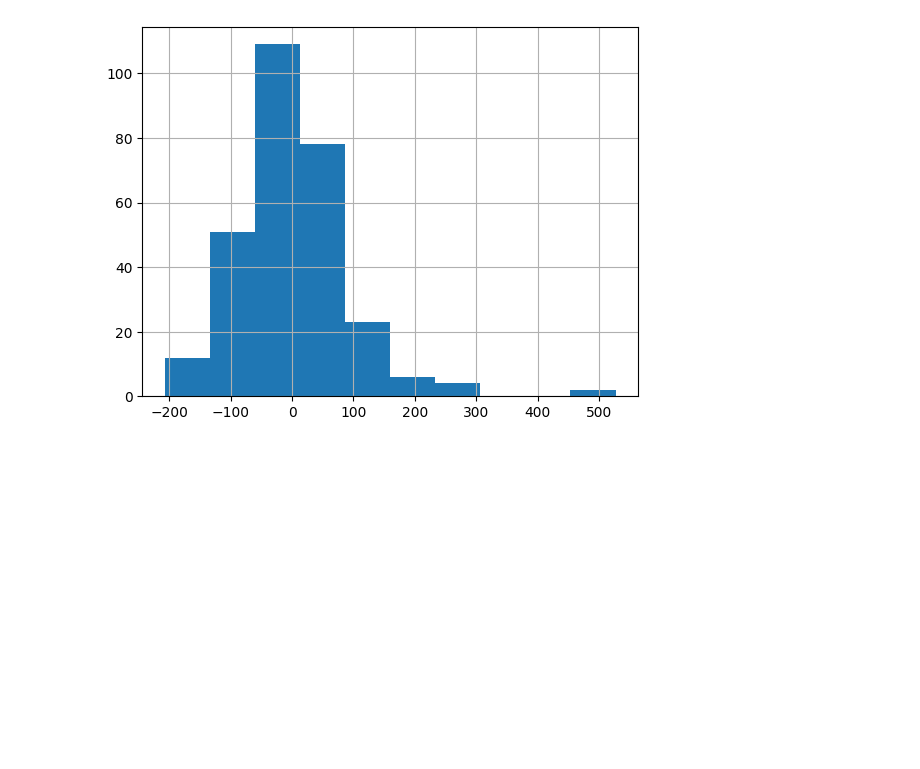
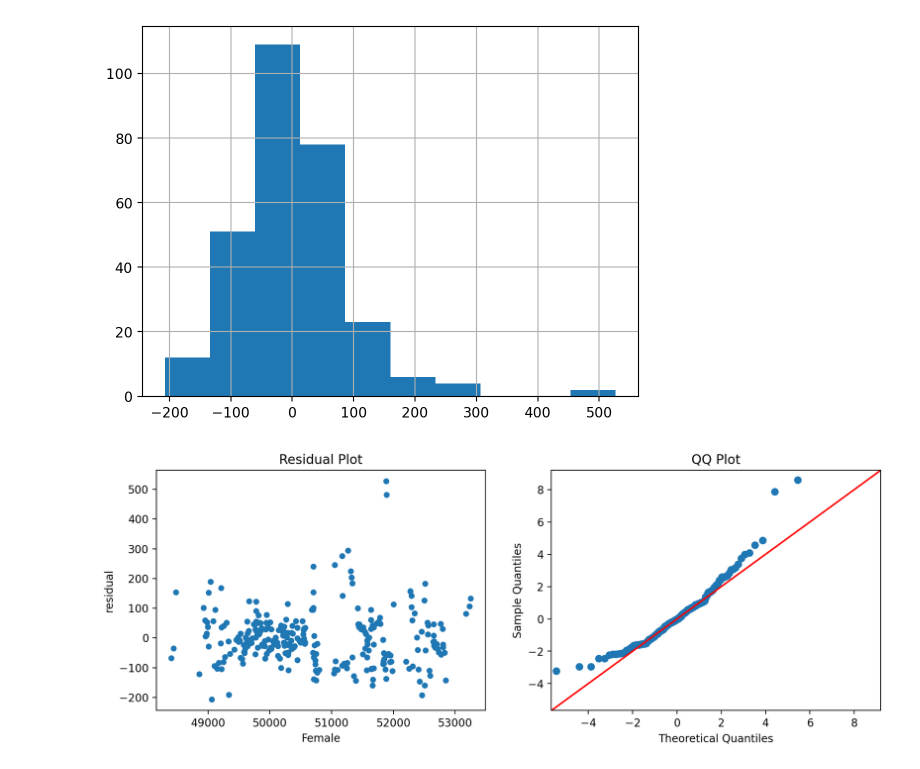
Before and after one commit to heath3rq/Python_Homelessness-Causal-Inference-Analysis, a Jupyter notebook: 10_code/50_modeling.ipynb, the cells around one changed output. Drawn from its saved outputs; the diff is of its cells as text; code cells hidden in the pictures; blank space fills up the shorter version.

```diff
--- a/10_code/50_modeling.ipynb
+++ b/10_code/50_modeling.ipynb
@@ -185,5 +272,21 @@ mod.resids.hist()
 plt.show()
 # %% [output]
 [figure]
+# %%
+fig, (ax1, ax2) = plt.subplots(nrows=1, ncols=2, figsize=(12,4))
+
+# Residual plot
+pd.concat(
+    (data.set_index(["CoC Number", "Year"]).loc[:, "Female"], mod.resids), axis=1
+).rename(columns={0: "residuals"}).plot.scatter(
+    "Female", "residual", title="Residual Plot", ax=ax1)
+
+# qq plot
+sm.qqplot(mod.resids, stats.t, fit=True, line="45", ax=ax2)
+ax2.set_title("QQ Plot")
+
+plt.show()
+# %% [output]
+[figure, added]
 # %%
 pd.concat(
```
Also changed, not shown: parts of 29 cells of this notebook, 2 other files.
